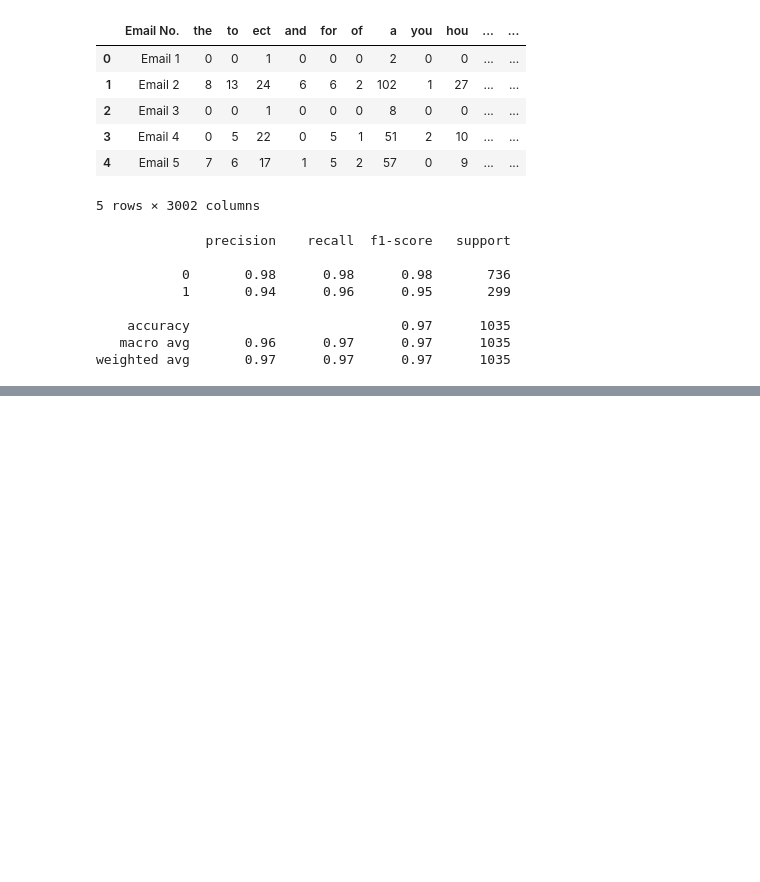
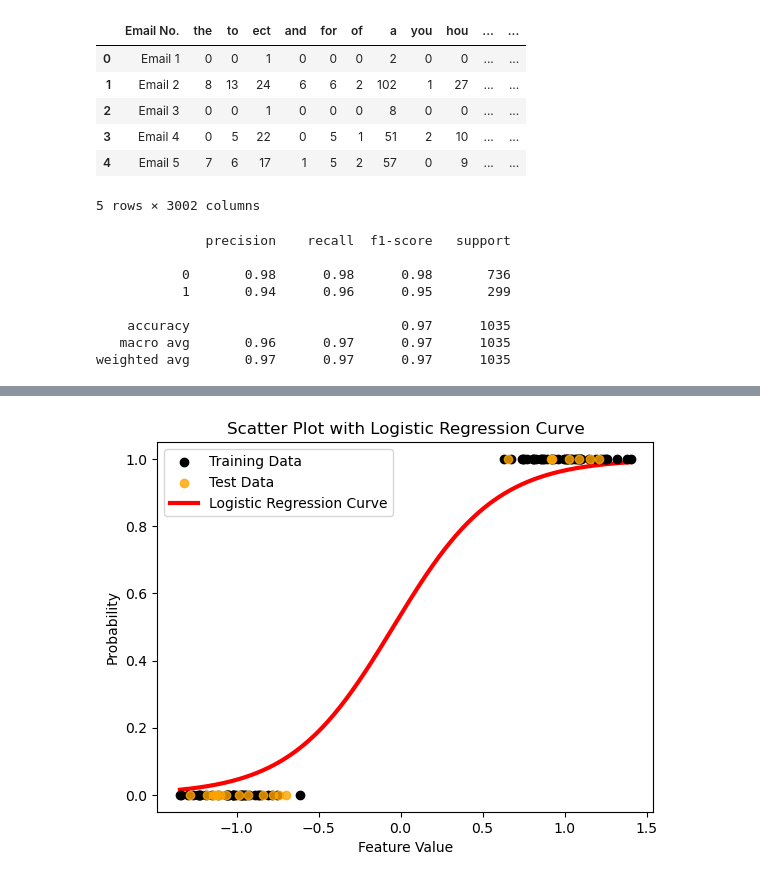
Before and after one commit to lucaspunz/ml-project, a Jupyter notebook: logistic.ipynb, the cells around one changed output, grey strips where cells are left out. Saved outputs shown, nothing was run; the diff lists cells and outputs as text; code cells hidden in the pictures; blank space fills up the shorter version.

```diff
--- a/logistic.ipynb
+++ b/logistic.ipynb
@@ -72,0 +107,42 @@ plt.show()
+# %%
+import numpy as np
+import matplotlib.pyplot as plt
+from sklearn.linear_model import LogisticRegression
+from sklearn.datasets import make_classification
+from sklearn.model_selection import train_test_split
+# For reproducibility
+np.random.seed(0)
+
+# Generating synthetic binary classification data
+X, y = make_classification(n_samples=100, n_features=1, n_informative=1, n_redundant=0, n_clusters_per_class=1)
+
+# Splitting data into training and test sets
+X_train, X_test, y_train, y_test = train_test_split(X, y, test_size=0.2, random_state=0)
+
+# Create and train the model
+model = LogisticRegression()
+model.fit(X_train, y_train)
+
+# Create a sequence of numbers from the smallest X to the largest X
+X_plot = np.linspace(X.min(), X.max(), 300)
+
+# Predict probabilities for the sequence
+y_plot = model.predict_proba(X_plot.reshape(-1, 1))[:, 1]
+
+# Plot the scatter plot for the actual data points
+plt.scatter(X_train, y_train, color='black', zorder=20, label='Training Data')
+plt.scatter(X_test, y_test, color='orange', zorder=20, label='Test Data', alpha=0.8)
+
+# Plot the logistic regression curve
+plt.plot(X_plot, y_plot, color='red', linewidth=3, label='Logistic Regression Curve')
+
+# Labeling the plot
+plt.xlabel('Feature Value')
+plt.ylabel('Probability')
+plt.title('Scatter Plot with Logistic Regression Curve')
+plt.legend()
+
+# Show the plot
+plt.show()
+# %% [output]
+[figure, added]
```
Also changed, not shown: parts of 3 cells of this notebook.
